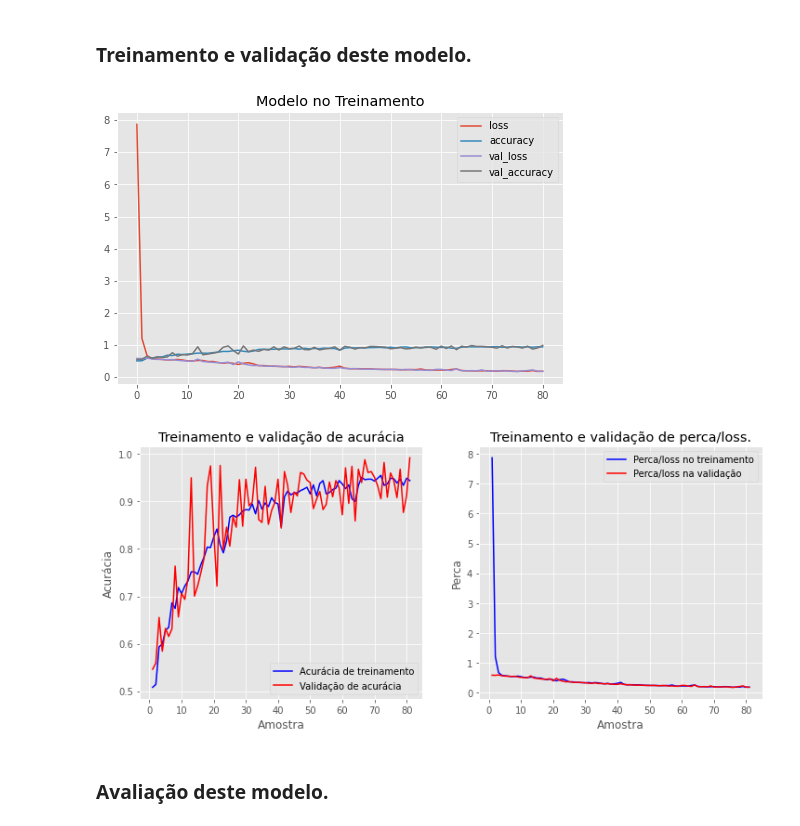
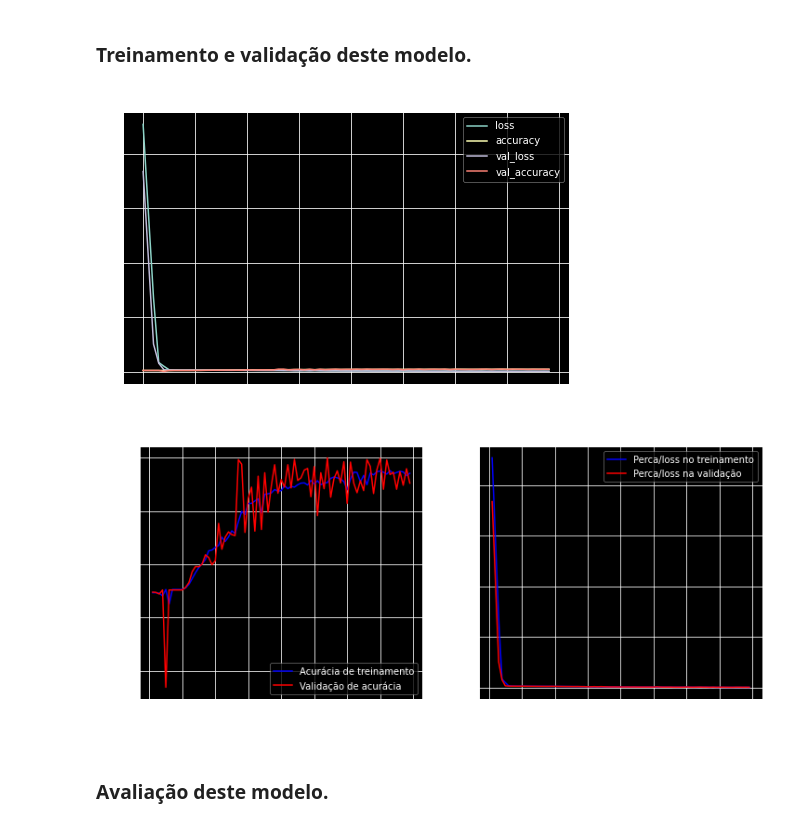
Before and after one commit to Dom-Juan/TCC-2, a Jupyter notebook: jupyter-notebook/tensor-alpha/tensor-alpha.ipynb, the cells around one changed output. Drawn from its saved outputs; the diff is of its cells as text; code cells hidden in the pictures.

```diff
--- a/jupyter-notebook/tensor-alpha/tensor-alpha.ipynb
+++ b/jupyter-notebook/tensor-alpha/tensor-alpha.ipynb
@@ -148,31 +148,33 @@ _________________________________________________________________
 # %%
 import matplotlib.pyplot as plot
 from plot_history_helper import plot_history
 from keras import callbacks
+
+plot.style.use('dark_background')
 
 earlystopping = callbacks.EarlyStopping(monitor ="val_loss", mode ="min", patience = 5, restore_best_weights = True)
 
 # Treinando o modelo.
 history = model_col1.fit(
   X_train,
   y_train,
   epochs=100,
   verbose=False,
   validation_data=(X_test, y_test),
   batch_size=50,
   callbacks =[earlystopping]
 )
 
 # Mostrando resultados do treinamento com dataset de train.
 pd.DataFrame(history.history).plot(figsize=(8,5))
 plot.title('Modelo no Treinamento')
 plot.show()
 
 plot_history(history)
 print()
 # %% [output]
-[figure, old version]
+[figure, new version]
-[figure, old version]
+[figure, new version]
 # %% [markdown]
 ### Avaliação deste modelo.
 # %%
```
Also changed, not shown: parts of 37 cells of this notebook, 9 other files.
